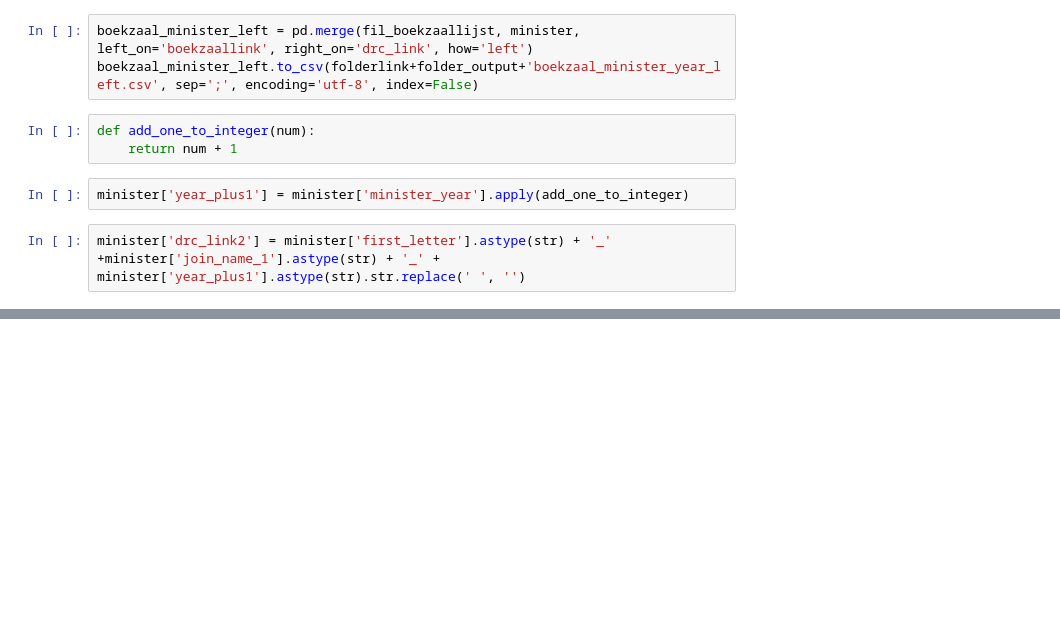
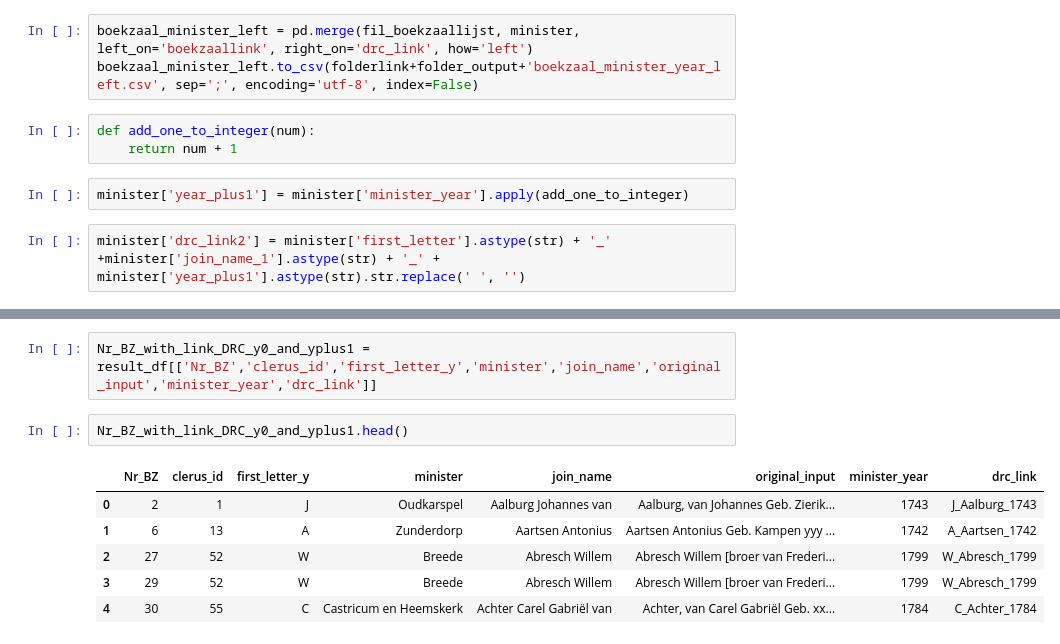
Before and after one commit to DigiDuRe/DigiDuRe, a Jupyter notebook: act5/boekzaallijst.ipynb, the cells around one changed output, grey strips where cells are left out. Drawn from its saved outputs; the diff is of its cells as text; blank space fills up the shorter version.

```diff
--- a/act5/boekzaallijst.ipynb
+++ b/act5/boekzaallijst.ipynb
@@ -134,0 +122,11 @@ boekzaal_minister_inner.to_csv(folderlink+folder_output+'boekzaal_minister_year_
+# %%
+Nr_BZ_with_link_DRC_y0_and_yplus1 = result_df[['Nr_BZ','clerus_id','first_letter_y','minister','join_name','original_input','minister_year','drc_link']]
+# %%
+Nr_BZ_with_link_DRC_y0_and_yplus1.head()
+# %% [output]
+|  | Nr_BZ | clerus_id | first_letter_y | minister | join_name | original_input | minister_year | drc_link |
+| 0 | 2 | 1 | J | Oudkarspel | Aalburg Johannes van | Aalburg, van Johannes Geb. Zierik... | 1743 | J_Aalburg_1743 |
+| 1 | 6 | 13 | A | Zunderdorp | Aartsen Antonius | Aartsen Antonius Geb. Kampen yyy ... | 1742 | A_Aartsen_1742 |
+| 2 | 27 | 52 | W | Breede | Abresch Willem | Abresch Willem [broer van Frederi... | 1799 | W_Abresch_1799 |
+| 3 | 29 | 52 | W | Breede | Abresch Willem | Abresch Willem [broer van Frederi... | 1799 | W_Abresch_1799 |
+| 4 | 30 | 55 | C | Castricum en Heemskerk | Achter Carel Gabriël van | Achter, van Carel Gabriël Geb. xx... | 1784 | C_Achter_1784 |
```
Also changed, not shown: parts of 15 cells of this notebook, 1 other file.
